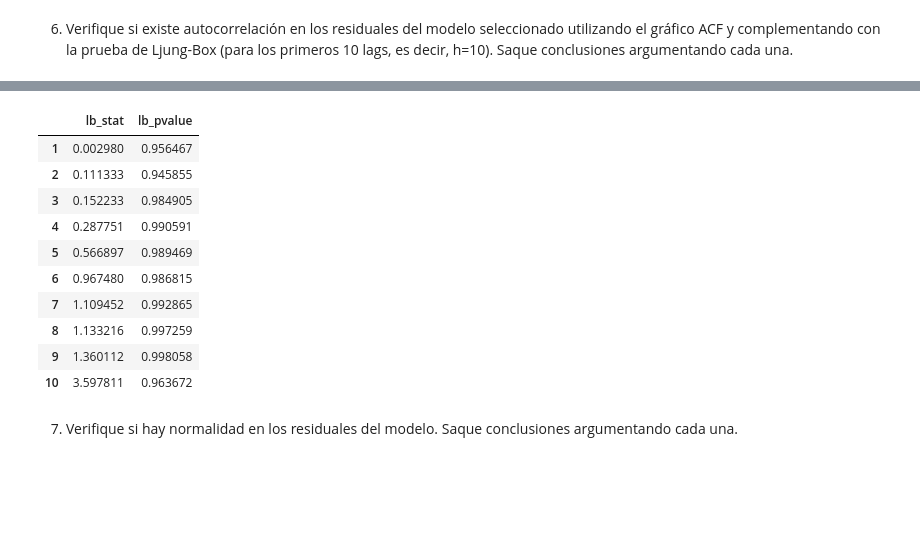
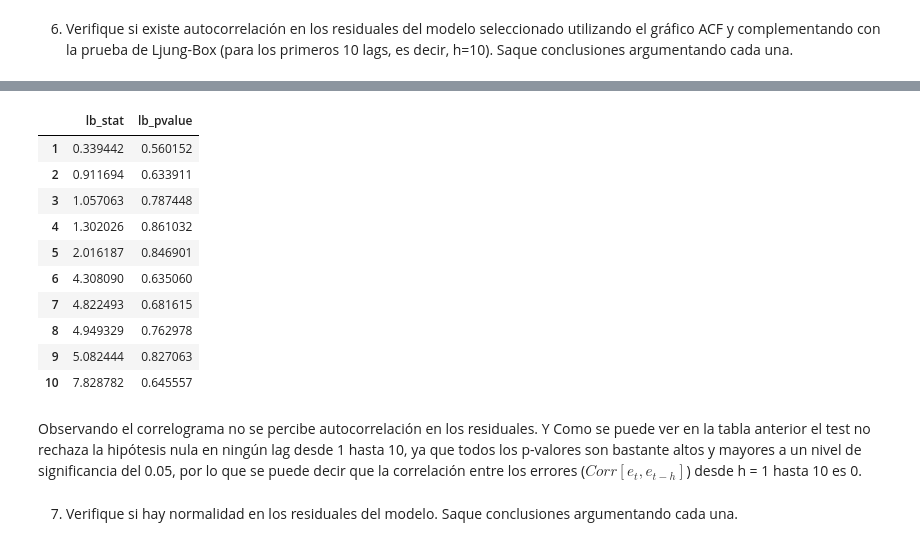
Before and after one commit to julianusor/series_de_tiempo, a Jupyter notebook: Exam2/Parcial-2.ipynb, the cells around one changed output, grey strips where cells are left out. Drawn from its saved outputs; the diff is of its cells as text; code cells hidden in the pictures; blank space fills up the shorter version.

```diff
--- a/Exam2/Parcial-2.ipynb
+++ b/Exam2/Parcial-2.ipynb
@@ -162,4 +189,5 @@ p-value:                 1.2540124522199944e-09
 # %%
-model1 = ARIMA(s1.valor, order=(0, 1, 5)).fit()
-model2 = ARIMA(s1.valor, order=(3, 1, 5)).fit()
-model3 = ARIMA(s1.valor, order=(3, 1, 0)).fit()
+model1 = ARIMA(s1.valor, order=(2, 1, 0)).fit()
+model2 = ARIMA(s1.valor, order=(0, 1, 5)).fit()
+model3 = ARIMA(s1.valor, order=(2, 1, 5)).fit()
+model4 = ARIMA(s1.valor, order=(3, 1, 0)).fit()
@@ -285,16 +250,18 @@ array([ 0.29299596-1.16958137j,  0.29299596+1.16958137j,
 # %%
-sm.stats.acorr_ljungbox(model2.resid, lags=10, return_df=True)
+sm.stats.acorr_ljungbox(model4.resid, lags=10, return_df=True)
 # %% [output]
 |  | lb_stat | lb_pvalue |
-| 1 | 0.002980 | 0.956467 |
-| 2 | 0.111333 | 0.945855 |
-| 3 | 0.152233 | 0.984905 |
-| 4 | 0.287751 | 0.990591 |
-| 5 | 0.566897 | 0.989469 |
-| 6 | 0.967480 | 0.986815 |
-| 7 | 1.109452 | 0.992865 |
-| 8 | 1.133216 | 0.997259 |
-| 9 | 1.360112 | 0.998058 |
-| 10 | 3.597811 | 0.963672 |
+| 1 | 0.339442 | 0.560152 |
+| 2 | 0.911694 | 0.633911 |
+| 3 | 1.057063 | 0.787448 |
+| 4 | 1.302026 | 0.861032 |
+| 5 | 2.016187 | 0.846901 |
+| 6 | 4.308090 | 0.635060 |
+| 7 | 4.822493 | 0.681615 |
+| 8 | 4.949329 | 0.762978 |
+| 9 | 5.082444 | 0.827063 |
+| 10 | 7.828782 | 0.645557 |
+# %% [markdown]
+Observando el correlograma no se percibe autocorrelación en los residuales. Y Como se puede ver en la tabla anterior el test no rechaza la hipótesis nula en ningún lag desde 1 hasta 10, ya que todos los p-valores son bastante altos y mayores a un nivel de significancia del 0.05, por lo que se puede decir que la correlación entre los errores ($Corr[e_t, e_{t-h}]$) desde h = 1 hasta 10 es 0.
 # %% [markdown]
 7. Verifique si hay normalidad en los residuales del modelo. Saque conclusiones argumentando cada una.
```
Also changed, not shown: parts of 23 cells of this notebook.
